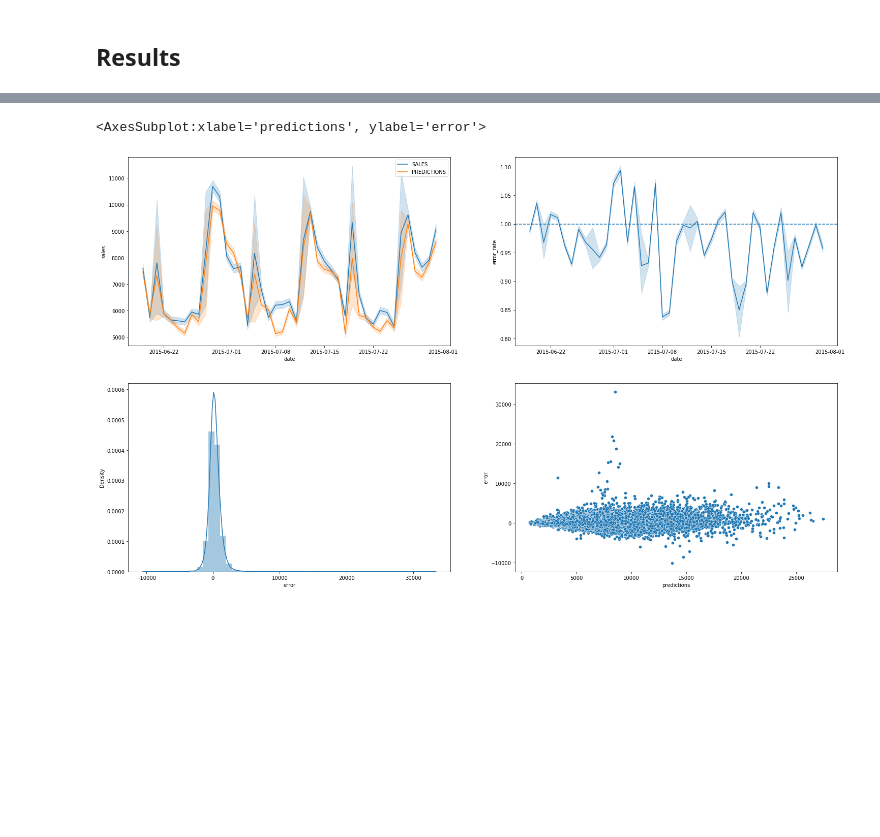
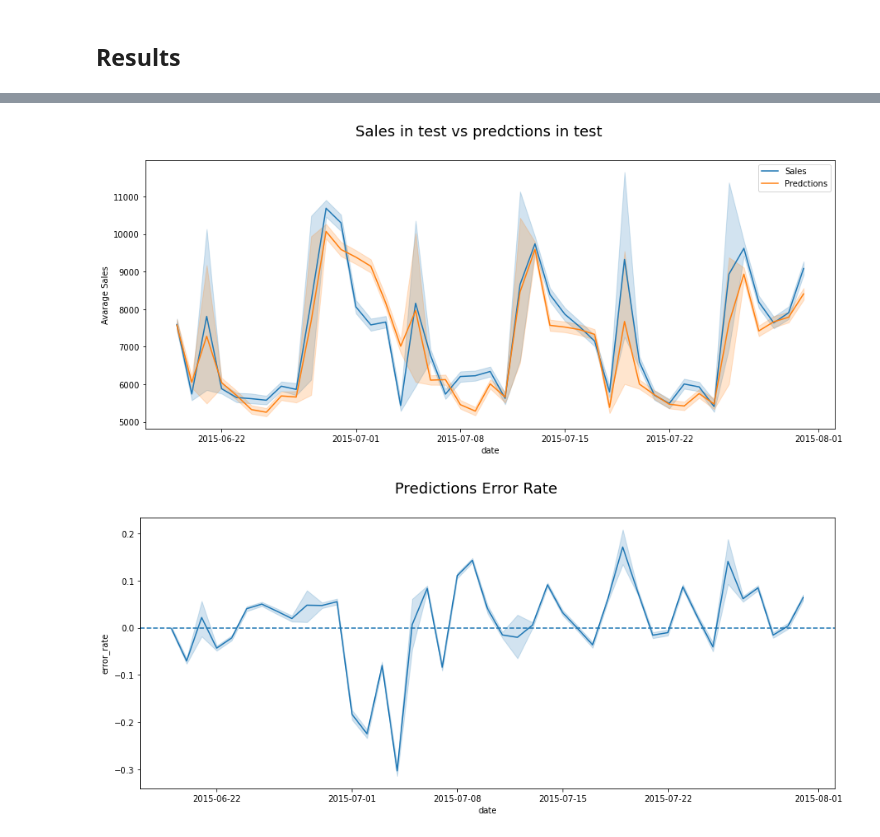
Before and after one commit to alyssonvidal/Rossmann-Sales-Forecast, a Jupyter notebook: notebooks/rossmann_03_ml.ipynb, the cells around one changed output, grey strips where cells are left out. Saved outputs shown, nothing was run; the diff lists cells and outputs as text; code cells hidden in the pictures; blank space fills up the shorter version.

```diff
--- a/notebooks/rossmann_03_ml.ipynb
+++ b/notebooks/rossmann_03_ml.ipynb
@@ -283,16 +300,20 @@ np.random.seed(7)
 preds = []
 scores = []
 # max_depth=5, min_child_weight=3, colsample_bytree=0.7
-model_xgb_tuned = XGBRegressor( objective='reg:squarederror', n_estimators =2500, max_depth=6)
+model_xgb_tuned = XGBRegressor( objective='reg:squarederror', n_estimators =2000, max_depth=6)
 
 
 model_xgb_tuned.fit(X_train, y_train)
 ypred_xgb_tunned=model_xgb_tuned.predict(X_test)
-preds.append(y_pred)
-score = np.sqrt(mean_squared_error(y_test, ypred_xgb_tunned))
+preds.append(ypred_xgb_tunned)
+score = np.sqrt(mean_squared_error(np.expm1(y_test), np.expm1(ypred_xgb_tunned)))
 scores.append(score)
-scores
+print("XGBoost Regressor - Cross Validation")
+print(f"RMSE:{score}")
+#print(f"RMPSE:{rmpse}")
+
+
 #gb_result = ml_error( np.expm1( y_test), np.expm1( y_pred))
-xgb_result = ml_error( y_test, y_pred)
-xgb_result
+#xgb_result = ml_error( y_test, y_pred)
+#xgb_result
 # %% [output]
@@ -465,4 +490,4 @@ Store Number 1056 will sell R$11866.4384765625 in the next 6 weeks
 # %% [markdown]
 ## Results
 # %%
-df9 = test
+df9 = test.copy()
@@ -538,3 +554,3 @@ df93
 # %%
 df9['error'] = df9['sales'] - df9['predictions']
-df9['error_rate'] = df9['predictions'] / df9['sales']
+df9['error_rate'] = 1 - (df9['predictions'] / df9['sales'])
@@ -552,18 +557,17 @@ See the caveats in the documentation: https://pandas.pydata.org/pandas-docs/stab
 # %%
-plt.figure(figsize=(25,15))
-plt.subplot( 2, 2, 1 )
-sns.lineplot( x='date', y='sales', data=df9, label='SALES' )
-sns.lineplot( x='date', y='predictions', data=df9, label='PREDICTIONS' )
-
-plt.subplot( 2, 2, 2 )
-sns.lineplot( x='date', y='error_rate', data=df9 )
-plt.axhline( 1, linestyle='--')
-
-plt.subplot( 2, 2, 3 )
-sns.distplot( df9['error'] )
-
-plt.subplot( 2, 2, 4 )
-sns.scatterplot( df9['predictions'], df9['error'] )
+plt.figure(figsize=(15,6))
+plt.suptitle('Sales in test vs predctions in test', fontsize=18)
+sns.lineplot( x='date', y='sales', data=df9, label='Sales' )
+sns.lineplot( x='date', y='predictions', data=df9, label='Predctions')
+plt.ylabel("Avarage Sales")
+plt.savefig("..//images//results_predction.png")
 # %% [output]
-<AxesSubplot:xlabel='predictions', ylabel='error'>
-[figure, old version]
+[figure, new version]
+# %%
+plt.figure(figsize=(15,6))
+plt.suptitle('Predictions Error Rate', fontsize=18)
+sns.lineplot( x='date', y='error_rate', data=df9 )
+plt.axhline( 0, linestyle='--')
+plt.savefig("..//images//results_error_rate.png")
+# %% [output]
+[figure, added]
```
Also changed, not shown: parts of 16 cells of this notebook, 18 other files.
